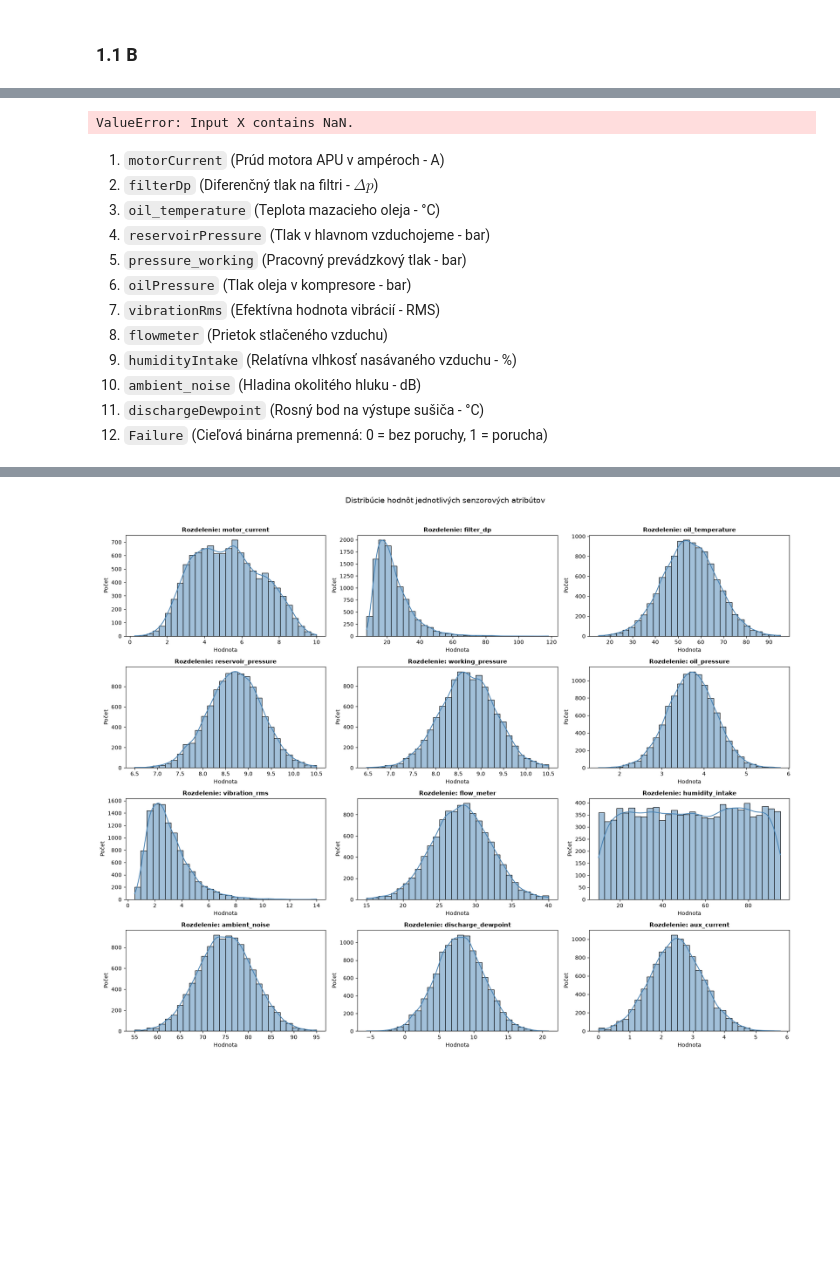
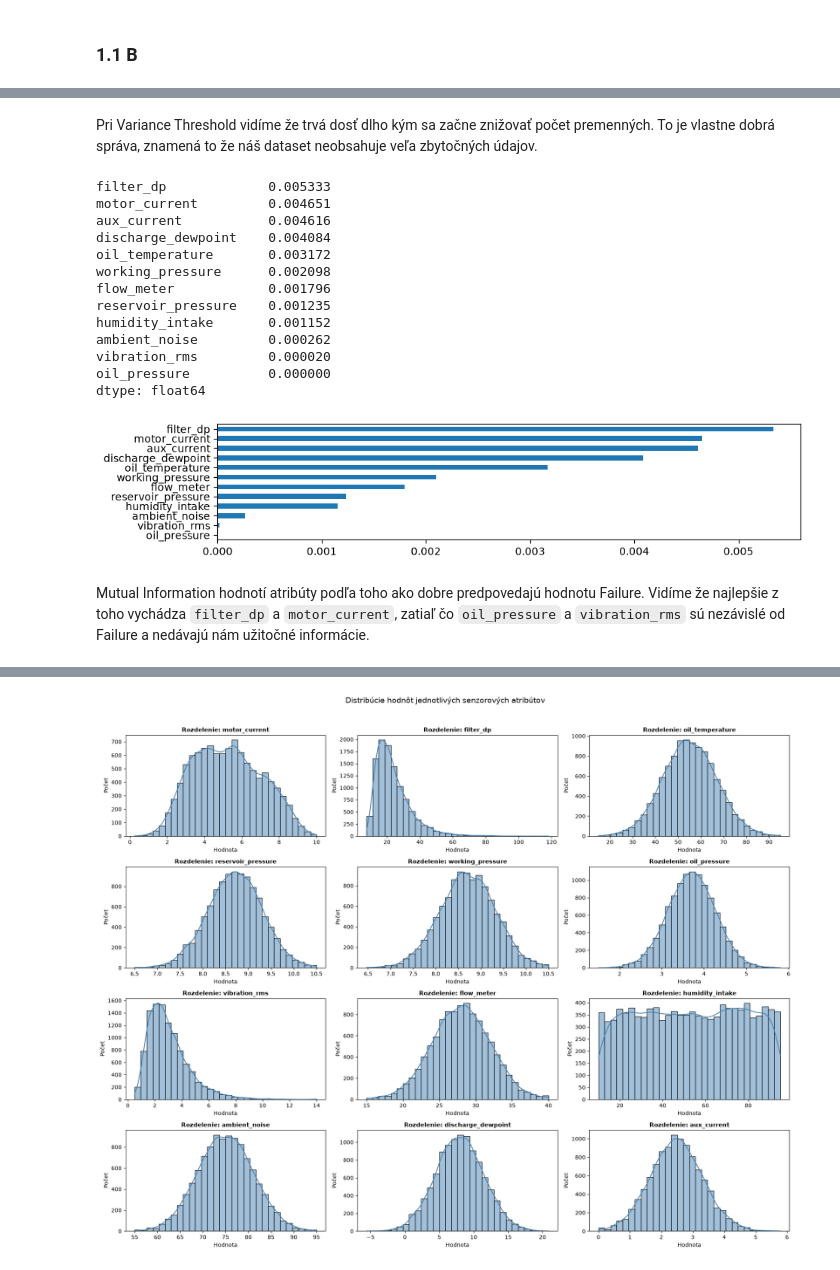
Before and after one commit to tancop/iau-projekt, a Jupyter notebook: main.ipynb, the cells around one changed output, grey strips where cells are left out. Cells and saved outputs as stored; diff of their text form; code cells hidden in the pictures; blank space fills up the shorter version.

```diff
--- a/main.ipynb
+++ b/main.ipynb
@@ -507,28 +537,34 @@ plt.plot(thresholds, results)
 [figure]
+# %% [markdown]
+Pri Variance Threshold vidíme že trvá dosť dlho kým sa začne znižovať počet premenných. To je vlastne dobrá správa, znamená to že náš dataset neobsahuje veľa zbytočných údajov.
 # %%
 from sklearn.feature_selection import mutual_info_classif
 
 def mic(X, y):
     selector = mutual_info_classif(X, y)
     scores = pd.Series(selector, index=X.columns).sort_values()
 
     plt.figure(figsize=(10,2))
     scores.plot(kind='barh')
     print(scores.sort_values(ascending=False))
 
+df = readings.drop(["unit_id", "cycle_timestamp"], axis=1)
+
 mic(df.drop("failure", axis=1), df["failure"])
 # %% [output]
-ValueError: Input X contains NaN.
+filter_dp             0.005333
+motor_current         0.004651
+aux_current           0.004616
+discharge_dewpoint    0.004084
+oil_temperature       0.003172
+working_pressure      0.002098
+flow_meter            0.001796
+reservoir_pressure    0.001235
+humidity_intake       0.001152
+ambient_noise         0.000262
+vibration_rms         0.000020
+oil_pressure          0.000000
+dtype: float64
+[figure, added]
-# %% [markdown]
-1. `motorCurrent` (Prúd motora APU v ampéroch - A)
-2. `filterDp` (Diferenčný tlak na filtri - $\Delta p$)
-3. `oil_temperature` (Teplota mazacieho oleja - °C)
-4. `reservoirPressure` (Tlak v hlavnom vzduchojeme - bar)
-5. `pressure_working` (Pracovný prevádzkový tlak - bar)
-6. `oilPressure` (Tlak oleja v kompresore - bar)
-7. `vibrationRms` (Efektívna hodnota vibrácií - RMS)
-8. `flowmeter` (Prietok stlačeného vzduchu)
-9. `humidityIntake` (Relatívna vlhkosť nasávaného vzduchu - %)
-10. `ambient_noise` (Hladina okolitého hluku - dB)
-11. `dischargeDewpoint` (Rosný bod na výstupe sušiča - °C)
-12. `Failure` (Cieľová binárna premenná: 0 = bez poruchy, 1 = porucha)
+# %% [markdown]
+Mutual Information hodnotí atribúty podľa toho ako dobre predpovedajú hodnotu Failure. Vidíme že najlepšie z toho vychádza `filter_dp` a `motor_current`, zatiaľ čo `oil_pressure` a `vibration_rms` sú nezávislé od Failure a nedávajú nám užitočné informácie.
```
Also changed, not shown: parts of 9 cells of this notebook.
